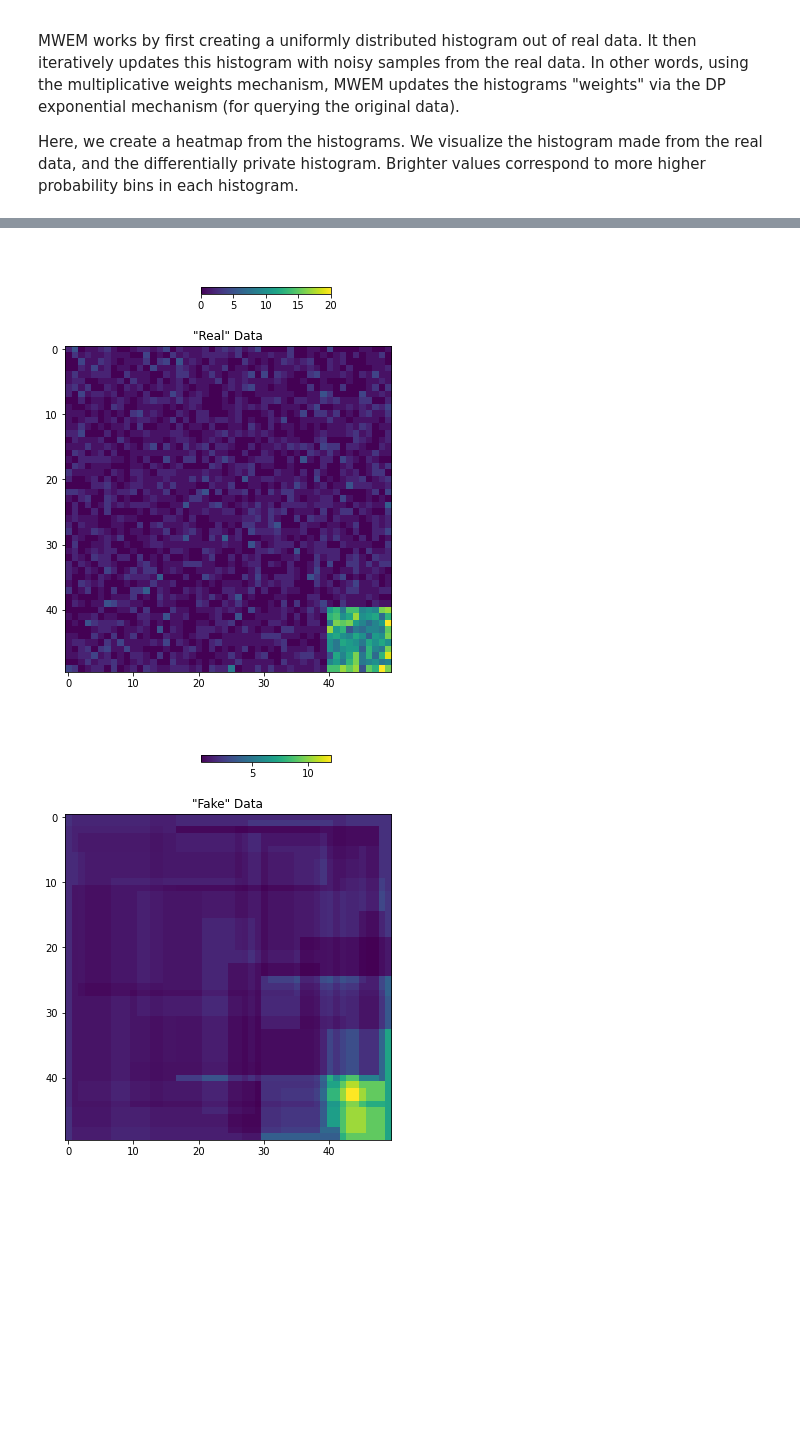
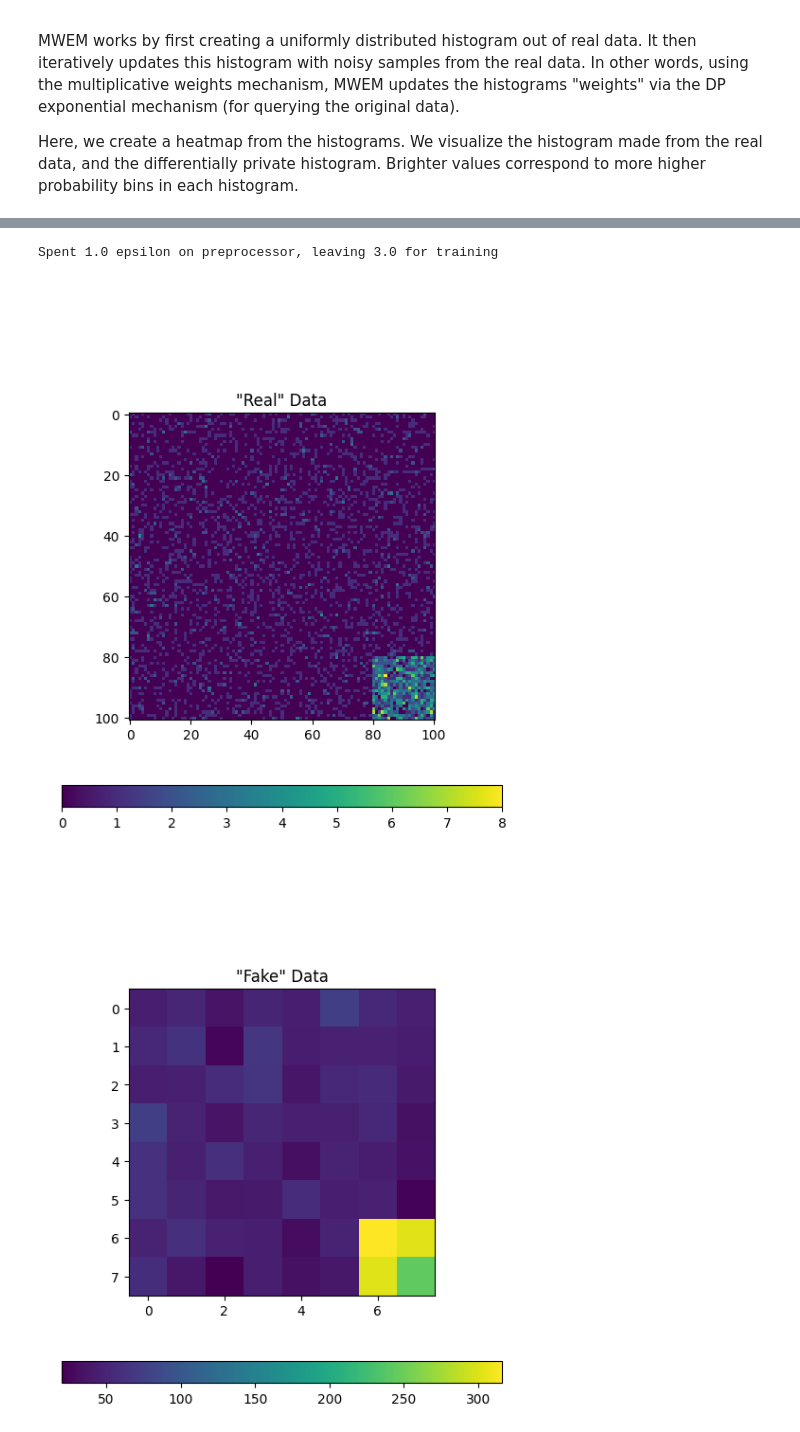
Before and after one commit to opendp/smartnoise-sdk, a Jupyter notebook: synth/samples/mwem_sample/Visualizing MWEM.ipynb, the cells around one changed output, grey strips where cells are left out. Cells and saved outputs as stored; diff of their text form; code cells hidden in the pictures; blank space fills up the shorter version.

```diff
--- a/synth/samples/mwem_sample/Visualizing MWEM.ipynb
+++ b/synth/samples/mwem_sample/Visualizing MWEM.ipynb
@@ -17,5 +18,11 @@ from snsynth.mwem import MWEMSynthesizer
 # %%
 def plot_histo(title,histo):
+    if isinstance(histo, pd.DataFrame):
+        grouped = df.groupby(['fake_column_1', 'fake_column_2']).size().reset_index(name='counts')
+        histo = np.zeros((df['fake_column_1'].max() + 1, df['fake_column_2'].max() + 1))
+        for _, row in grouped.iterrows():
+            histo[int(row['fake_column_1']), int(row['fake_column_2'])] = row['counts']
+
     fig = plt.figure(figsize=(6, 6))
     ax = fig.add_subplot(111)
     ax.set_title(title)
@@ -30,12 +37,18 @@ def plot_histo(title,histo):
 # %%
 # Make ourselves some fake data, with a "hot-spot" in the distribution
 # in the bottom right corner
+
 df = pd.DataFrame({'fake_column_1': [random.randint(0,100) for i in range(3000)] + [random.randint(80,100) for i in range(1000)],
                    'fake_column_2': [random.randint(0,100) for i in range(3000)] + [random.randint(80,100) for i in range(1000)],})
 
-synth = MWEMSynthesizer(10.0, 400, 30, 20,[[0,1]])
-synth.fit(df)
+transformer = TableTransformer([
+    BinTransformer(bins=33),
+    BinTransformer(bins=33)
+])
+synth = Synthesizer.create("mwem", epsilon=4.0)
+synth.fit(df, transformer=transformer, preprocessor_eps=1.0)
 
-plot_histo('"Real" Data', synth.synthetic_histograms[0][1])
+
+plot_histo('"Real" Data', df)
 plot_histo('"Fake" Data', synth.synthetic_histograms[0][0])
 # %% [output]
@@ -47,9 +61,15 @@ Here we can visualize the effect of specifying a max_bin_count. In the original
 # %%
-synth = MWEMSynthesizer(10.0, 400, 30, 20,[[0,1]], max_bin_count=50)
-synth.fit(df)
 
-plot_histo('"Real" Data', synth.synthetic_histograms[0][1])
+transformer = TableTransformer([
+    BinTransformer(),
+    BinTransformer()
+])
+synth = Synthesizer.create("mwem", epsilon=4.0)
+synth.fit(df, transformer=transformer, preprocessor_eps=1.0)
+
+plot_histo('"Real" Data', df)
 plot_histo('"Fake" Data', synth.synthetic_histograms[0][0])
 # %% [output]
+Spent 1.0 epsilon on preprocessor, leaving 3.0 for training
-[figure, old version]
+[figure, new version]
-[figure, old version]
+[figure, new version]
```
Also changed, not shown: parts of 3 cells of this notebook, 7 other files.
